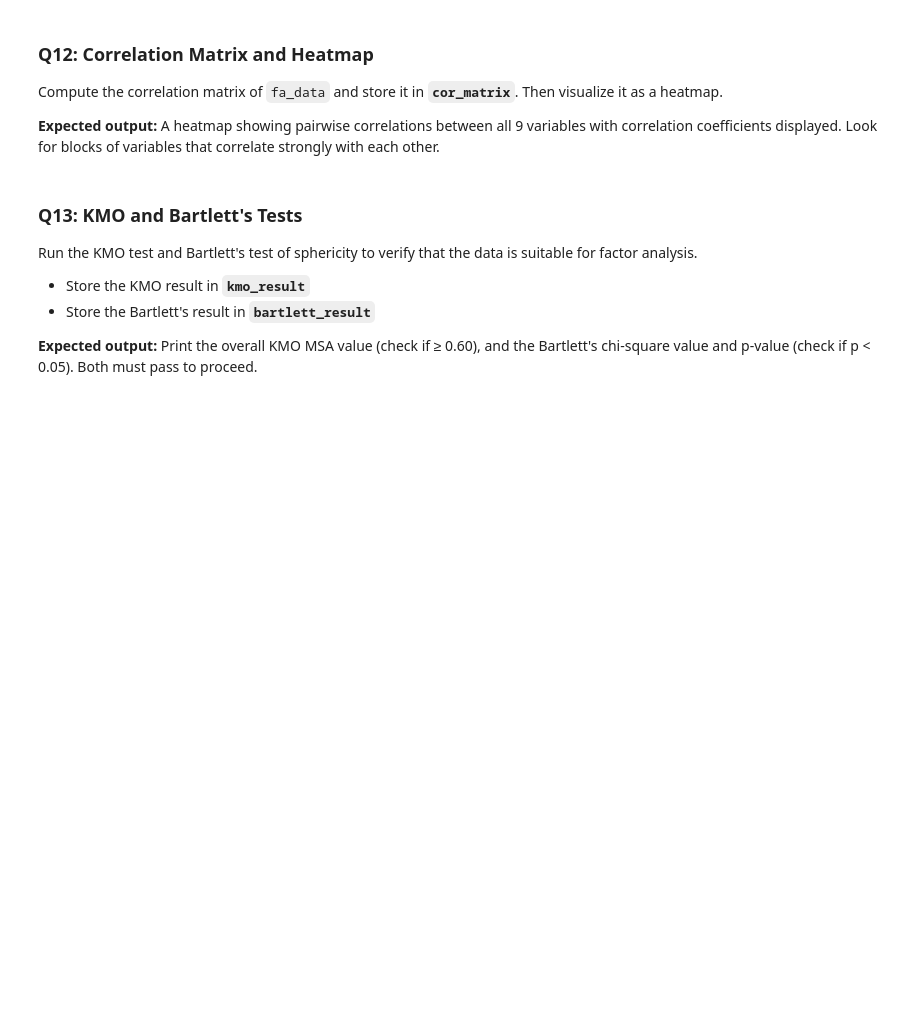
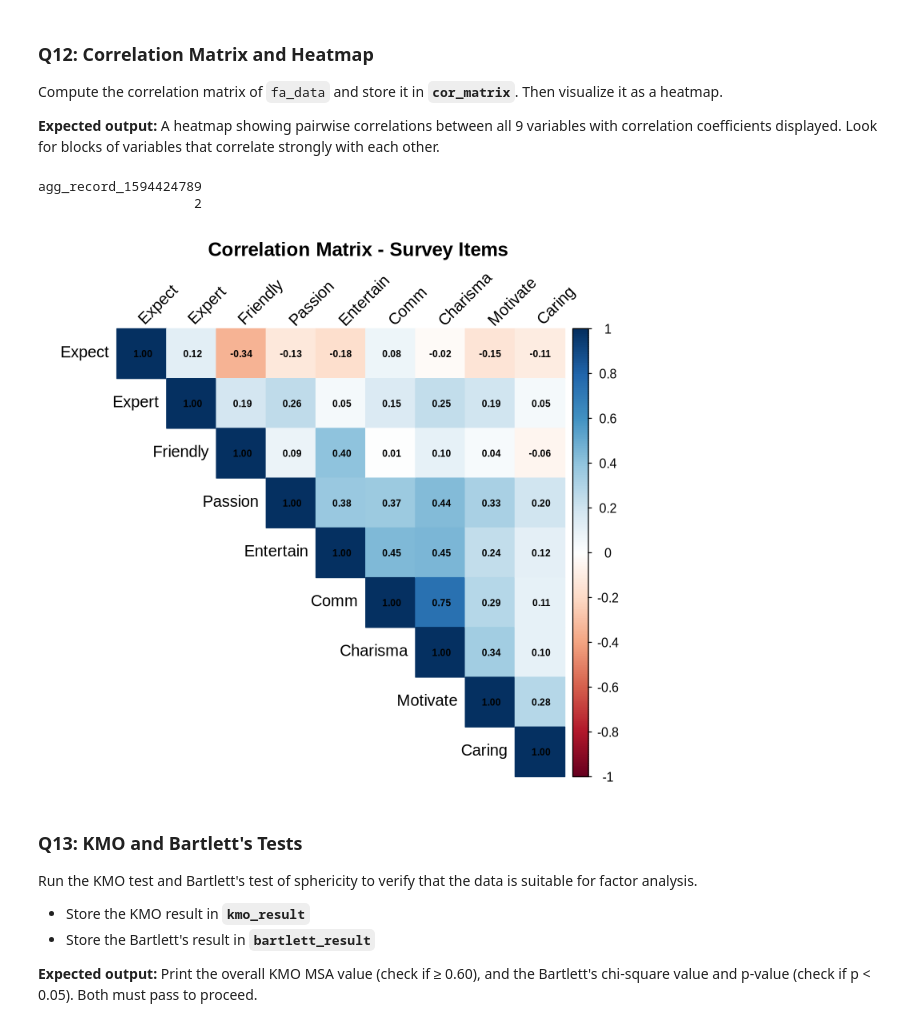
Before and after one commit to owenfrye1/MS3313-FryeV2, a Jupyter notebook: Homework/module_4_homework (2).ipynb, the cells around one changed output. Cells and saved outputs as stored; diff of their text form; code cells hidden in the pictures; blank space fills up the shorter version.

```diff
--- a/Homework/module_4_homework (2).ipynb
+++ b/Homework/module_4_homework (2).ipynb
@@ -135,4 +268,6 @@ Load the factor analysis dataset and store it in **`fa_data`**.
 
 **Expected output:** `str()` should show 9 numeric variables and approximately 125 observations.
 # %%
-# Your code here
+fa_data <- read.csv("/workspaces/MS3313-FryeV2/data/module_4/Factor-Analysis-Example.csv")
+fa_data <- fa_data[, 1:9]
+str(fa_data)
@@ -143,7 +289,23 @@ Compute the correlation matrix of `fa_data` and store it in **`cor_matrix`**. Th
 
 **Expected output:** A heatmap showing pairwise correlations between all 9 variables with correlation coefficients displayed. Look for blocks of variables that correlate strongly with each other.
 # %%
-# Your code here
+cor_matrix <- cor(fa_data)
+
+
+tmp_file <- tempfile(fileext = ".png")
+png(tmp_file, width = 800, height = 700, res = 120)
+corrplot(cor_matrix, method = "color", type = "upper",
+         order = "hclust", addCoef.col = "black",
+         tl.col = "black", tl.srt = 45,
+         number.cex = 0.6,
+         title = "Correlation Matrix - Survey Items",
+         mar = c(0, 0, 2, 0))
+dev.off()
+display_png(file = tmp_file)
+# %% [output]
+agg_record_1594424789
+                    2
+[figure, added]
 # %% [markdown]
 ### Q13: KMO and Bartlett's Tests
 
```
Also changed, not shown: parts of 19 cells of this notebook, 1 other file.
